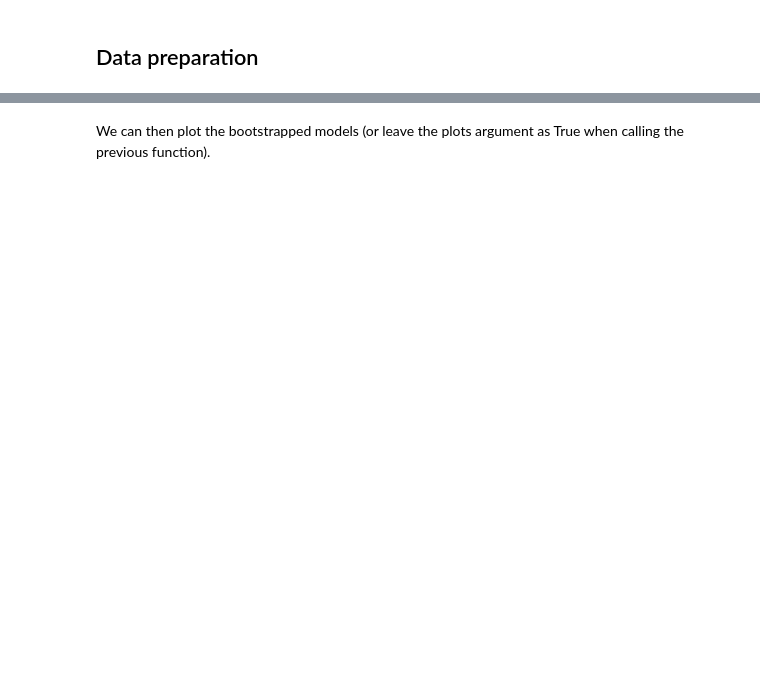
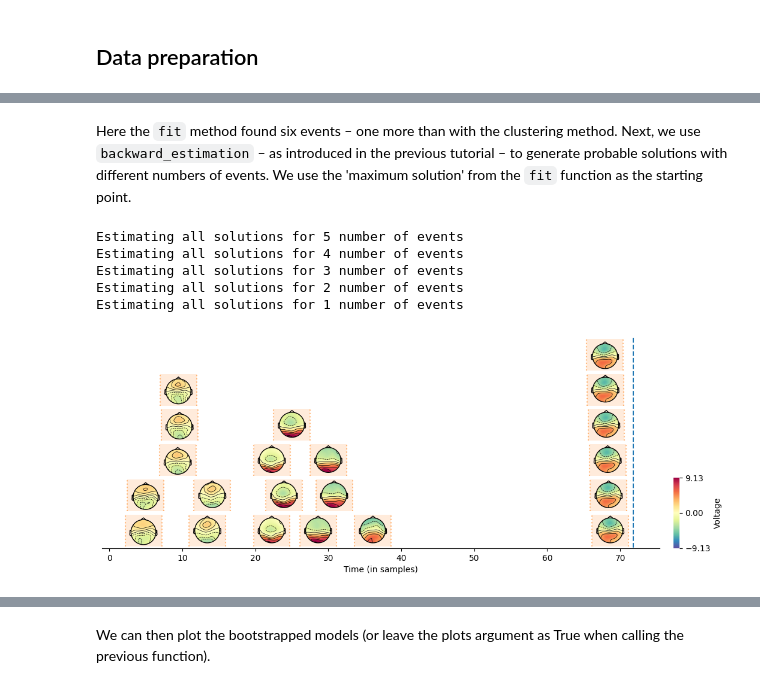
Before and after one commit to GWeindel/hmp, a Jupyter notebook: tutorials/Workshop/3-Testing_the_number_of_bumps.ipynb, the cells around one changed output, grey strips where cells are left out. Cells and saved outputs as stored; diff of their text form; code cells hidden in the pictures; blank space fills up the shorter version.

```diff
--- a/tutorials/Workshop/3-Testing_the_number_of_bumps.ipynb
+++ b/tutorials/Workshop/3-Testing_the_number_of_bumps.ipynb
@@ -41,0 +164,12 @@ init = hmp.models.hmp(hmp_data, epoch_data, event_width=50, cpus=3)
+# %% [markdown]
+Here the `fit` method found six events – one more than with the clustering method. Next, we use `backward_estimation` – as introduced in the previous tutorial – to generate probable solutions with different numbers of events. We use the 'maximum solution' from the `fit` function as the starting point.
+# %%
+backward_model = init.backward_estimation(max_fit=max_model)
+hmp.visu.plot_topo_timecourse(epoch_data, backward_model, info, init)
+# %% [output]
+Estimating all solutions for 5 number of events
+Estimating all solutions for 4 number of events
+Estimating all solutions for 3 number of events
+Estimating all solutions for 2 number of events
+Estimating all solutions for 1 number of events
+[figure, added]
```
Also changed, not shown: parts of 75 cells of this notebook.
